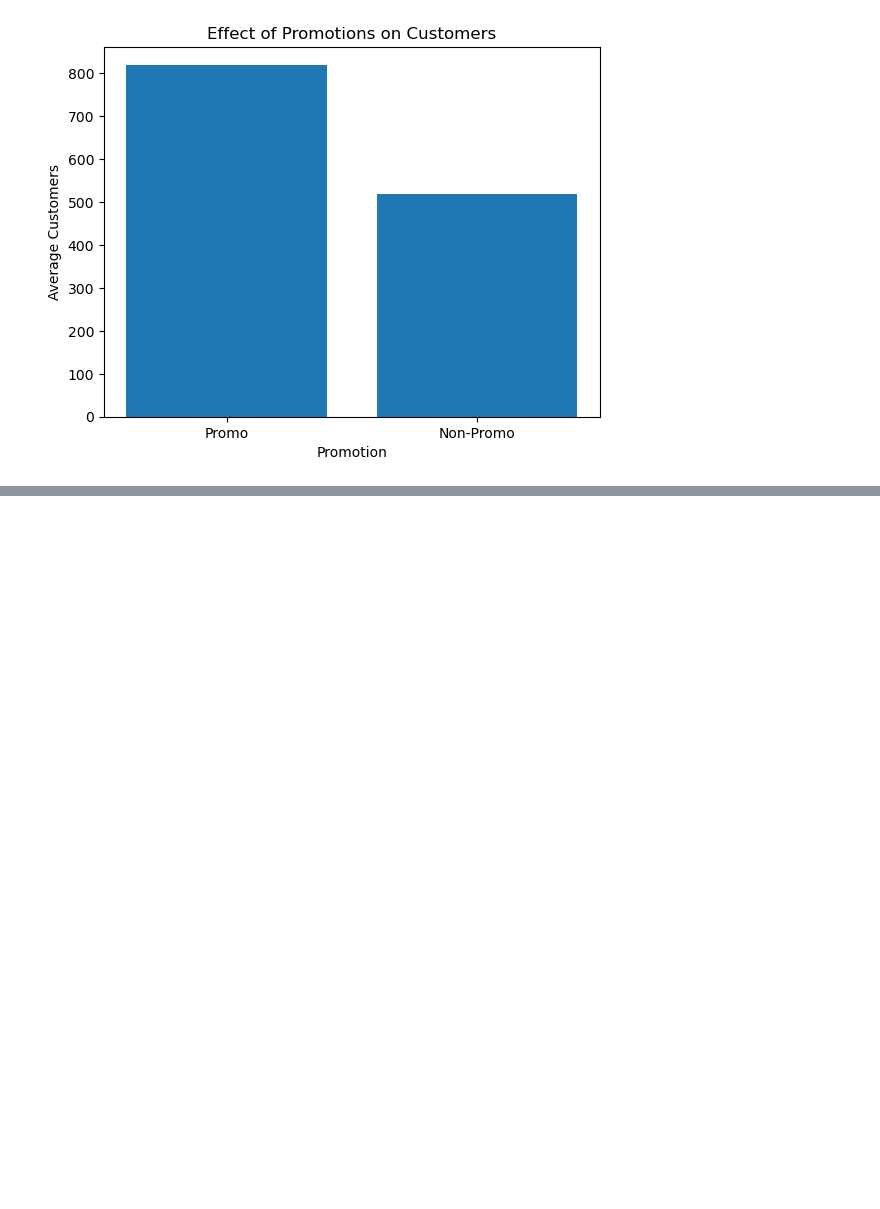
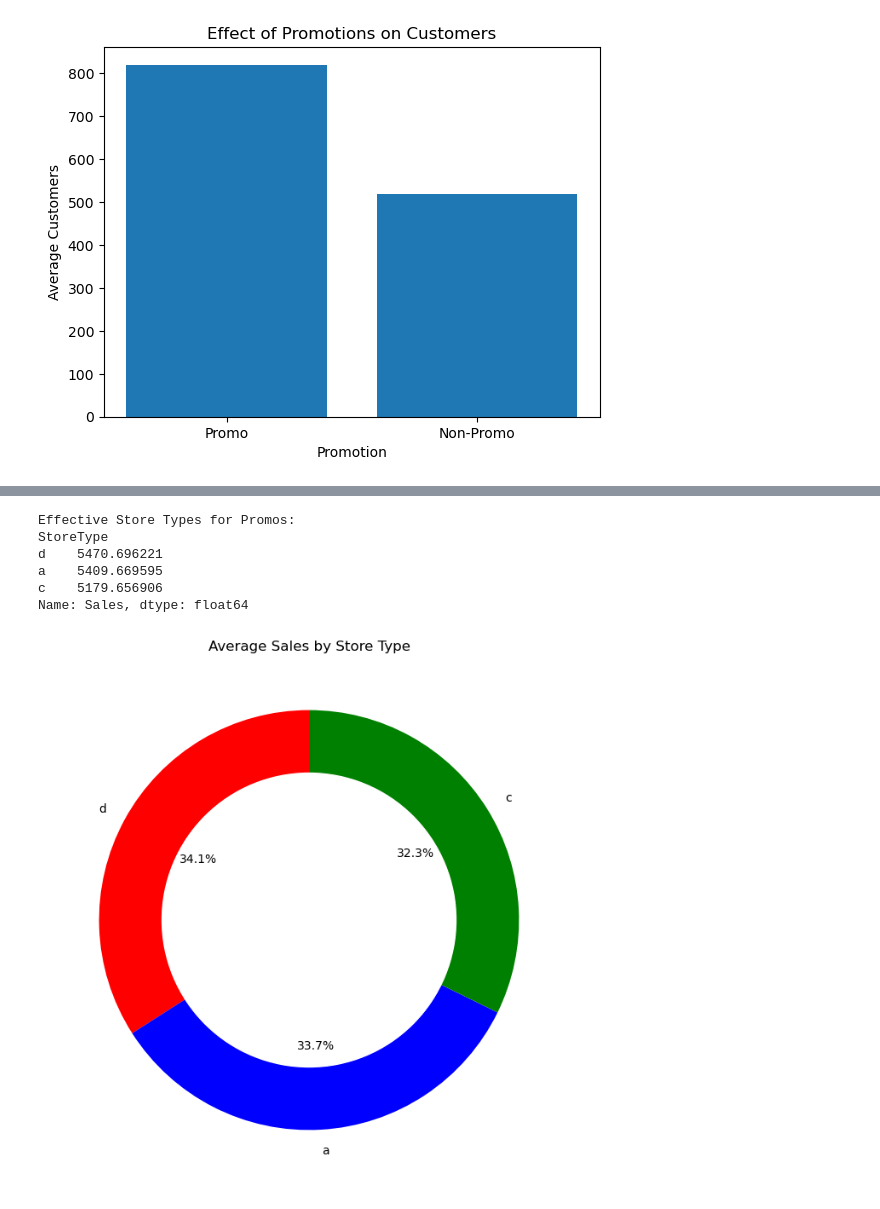
Before and after one commit to jodahe1/Rossmann-Pharmaceuticals-, a Jupyter notebook: Task1/EDA and Data Cleaning.ipynb, the cells around one changed output, grey strips where cells are left out. Drawn from its saved outputs; the diff is of its cells as text; code cells hidden in the pictures; blank space fills up the shorter version.

```diff
--- a/Task1/EDA and Data Cleaning.ipynb
+++ b/Task1/EDA and Data Cleaning.ipynb
@@ -359,0 +361,46 @@ plt.show()
+# %%
+logging.info("Merging train_data and store_data...")
+# Merge the train_data and store_data based on the "Store" column
+merged_data = pd.merge(train_df, dfStore, on="Store")
+# %%
+# Filter out the required columns
+filtered_data = merged_data[["Store", "Sales", "Customers", "Open", "StateHoliday", "SchoolHoliday", "StoreType", "Promo"]]
+# %%
+
+# Group the data by StoreType and calculate the average sales for each StoreType
+average_sales_by_storetype = filtered_data.groupby("StoreType")["Sales"].mean()
+# %%
+
+# Sort the stores based on average sales in descending order to find the most effective store types for promos
+effective_storetypes = average_sales_by_storetype.sort_values(ascending=False)
+# %%
+# Print the effective store types for promos
+print("Effective Store Types for Promos:")
+print(effective_storetypes)
+# %% [output]
+Effective Store Types for Promos:
+StoreType
+d    5470.696221
+a    5409.669595
+c    5179.656906
+Name: Sales, dtype: float64
+# %%
+# Define the desired colors
+colors = ["red", "blue", "green"]
+
+# Create a donut chart to visualize the average sales by store type
+plt.figure(figsize=(8, 8))
+plt.pie(effective_storetypes, labels=effective_storetypes.index, colors=colors, autopct='%1.1f%%', startangle=90)
+
+# Add a circle at the center to create a donut shape
+circle = plt.Circle((0,0), 0.7, color='white')
+fig = plt.gcf()
+fig.gca().add_artist(circle)
+
+# Add a title
+plt.title("Average Sales by Store Type")
+
+# Display the chart
+plt.show()
+# %% [output]
+[figure, added]
```
Also changed, not shown: parts of 23 cells of this notebook, 1 other file.
